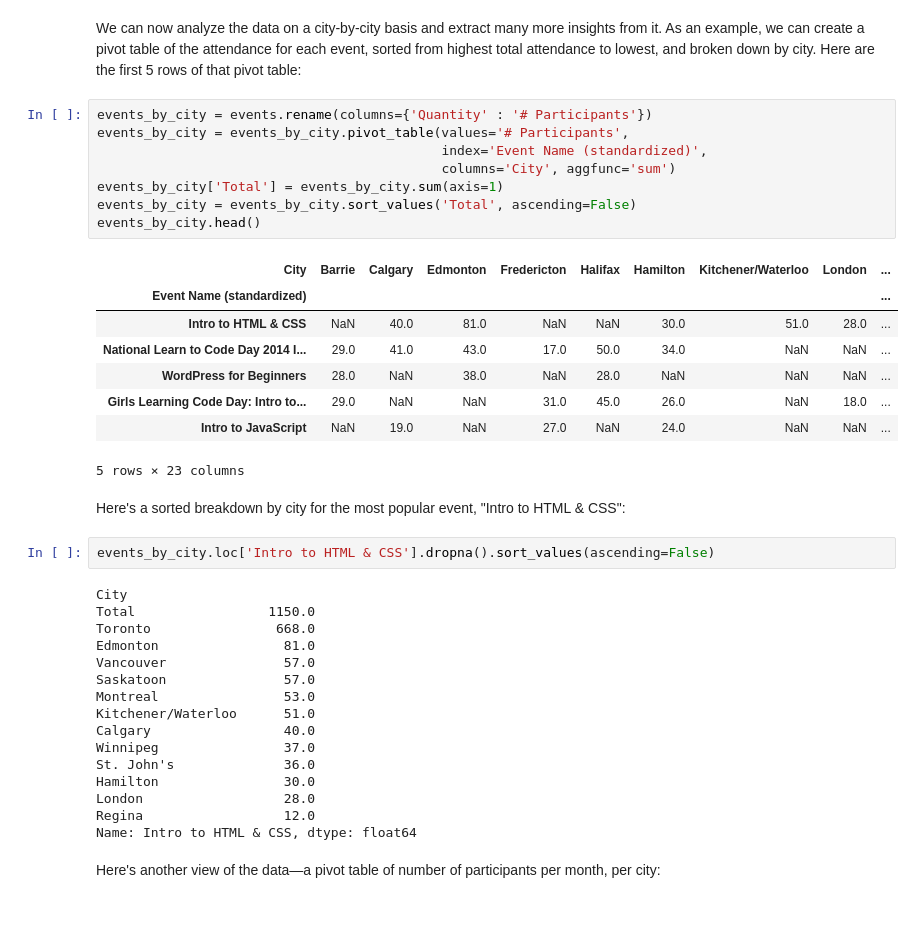
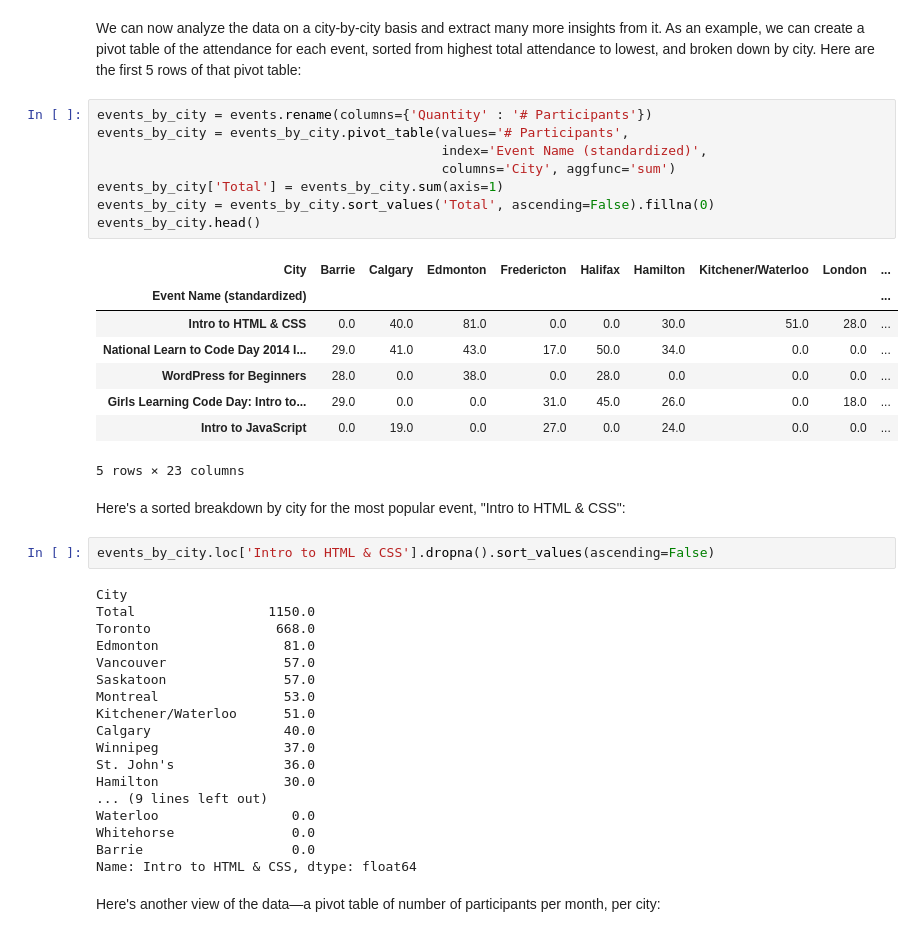
Before and after one commit to jenfly/llc-python-resources, a Jupyter notebook: next-steps.ipynb, the cells around one changed output. Saved outputs shown, nothing was run; the diff lists cells and outputs as text.

Commit message:
Apply fillna() to pivot table

```diff
--- a/next-steps.ipynb
+++ b/next-steps.ipynb
@@ -600,19 +600,19 @@ We can now analyze the data on a city-by-city basis and extract many more insigh
 # %%
 events_by_city = events.rename(columns={'Quantity' : '# Participants'})
 events_by_city = events_by_city.pivot_table(values='# Participants',
                                             index='Event Name (standardized)',
                                             columns='City', aggfunc='sum')
 events_by_city['Total'] = events_by_city.sum(axis=1)
-events_by_city = events_by_city.sort_values('Total', ascending=False)
+events_by_city = events_by_city.sort_values('Total', ascending=False).fillna(0)
 events_by_city.head()
 # %% [output]
 | City | Barrie | Calgary | Edmonton | Fredericton | Halifax | Hamilton | Kitchener/Waterloo | London | ... |
 | Event Name (standardized) |  |  |  |  |  |  |  |  | ... |
-| Intro to HTML & CSS | NaN | 40.0 | 81.0 | NaN | NaN | 30.0 | 51.0 | 28.0 | ... |
-| National Learn to Code Day 2014 I... | 29.0 | 41.0 | 43.0 | 17.0 | 50.0 | 34.0 | NaN | NaN | ... |
-| WordPress for Beginners | 28.0 | NaN | 38.0 | NaN | 28.0 | NaN | NaN | NaN | ... |
-| Girls Learning Code Day: Intro to... | 29.0 | NaN | NaN | 31.0 | 45.0 | 26.0 | NaN | 18.0 | ... |
-| Intro to JavaScript | NaN | 19.0 | NaN | 27.0 | NaN | 24.0 | NaN | NaN | ... |
+| Intro to HTML & CSS | 0.0 | 40.0 | 81.0 | 0.0 | 0.0 | 30.0 | 51.0 | 28.0 | ... |
+| National Learn to Code Day 2014 I... | 29.0 | 41.0 | 43.0 | 17.0 | 50.0 | 34.0 | 0.0 | 0.0 | ... |
+| WordPress for Beginners | 28.0 | 0.0 | 38.0 | 0.0 | 28.0 | 0.0 | 0.0 | 0.0 | ... |
+| Girls Learning Code Day: Intro to... | 29.0 | 0.0 | 0.0 | 31.0 | 45.0 | 26.0 | 0.0 | 18.0 | ... |
+| Intro to JavaScript | 0.0 | 19.0 | 0.0 | 27.0 | 0.0 | 24.0 | 0.0 | 0.0 | ... |
 5 rows × 23 columns
 # %% [markdown]
 Here's a sorted breakdown by city for the most popular event, "Intro to HTML & CSS":
@@ -631,8 +631,10 @@ Calgary                 40.0
 Winnipeg                37.0
 St. John's              36.0
 Hamilton                30.0
-London                  28.0
-Regina                  12.0
+... (9 lines left out)
+Waterloo                 0.0
+Whitehorse               0.0
+Barrie                   0.0
 Name: Intro to HTML & CSS, dtype: float64
 # %% [markdown]
 Here's another view of the data&mdash;a pivot table of number of participants per month, per city:
```
Also changed, not shown: parts of 5 cells of this notebook, 1 other file.
